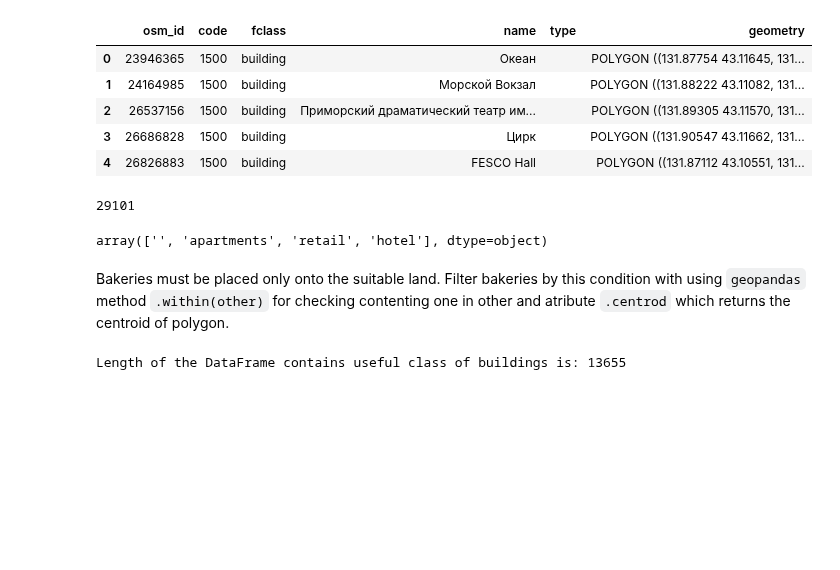
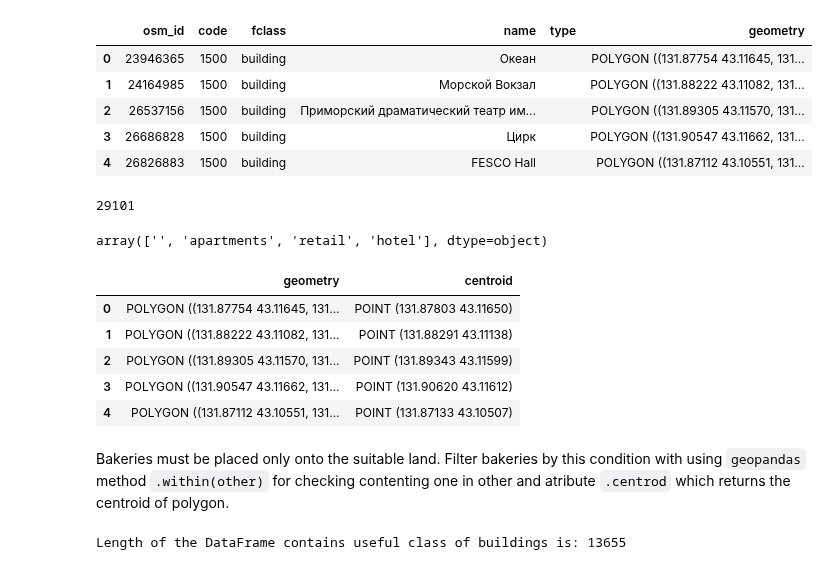
Before and after one commit to Tungsteniac/Tungsteniac, a Jupyter notebook: Relevant Places for Cinnabon Bakehouse.ipynb, the cells around one changed output. Cells and saved outputs as stored; diff of their text form; code cells hidden in the pictures; blank space fills up the shorter version.

```diff
--- a/Relevant Places for Cinnabon Bakehouse.ipynb
+++ b/Relevant Places for Cinnabon Bakehouse.ipynb
@@ -423,6 +424,17 @@ pd.unique(df_bakeries['type'])
 # %% [output]
 29101
 array(['', 'apartments', 'retail', 'hotel'], dtype=object)
+# %%
+df_bakeries = df_bakeries.drop(['osm_id', 'code', 'fclass', 'name', 'type'], axis=1)
+df_bakeries['centroid'] = df_bakeries.geometry.apply(lambda polygon: polygon.centroid)
+df_bakeries.head()
+# %% [output]
+|  | geometry | centroid |
+| 0 | POLYGON ((131.87754 43.11645, 131... | POINT (131.87803 43.11650) |
+| 1 | POLYGON ((131.88222 43.11082, 131... | POINT (131.88291 43.11138) |
+| 2 | POLYGON ((131.89305 43.11570, 131... | POINT (131.89343 43.11599) |
+| 3 | POLYGON ((131.90547 43.11662, 131... | POINT (131.90620 43.11612) |
+| 4 | POLYGON ((131.87112 43.10551, 131... | POINT (131.87133 43.10507) |
 # %% [markdown]
 Bakeries must be placed only onto the suitable land. Filter bakeries by this condition with using <code>geopandas</code> method <code>.within(other)</code> for checking contenting one in other and atribute
 <code>.centrod</code> which returns the centroid of polygon.
```
Also changed, not shown: parts of 26 cells of this notebook.
